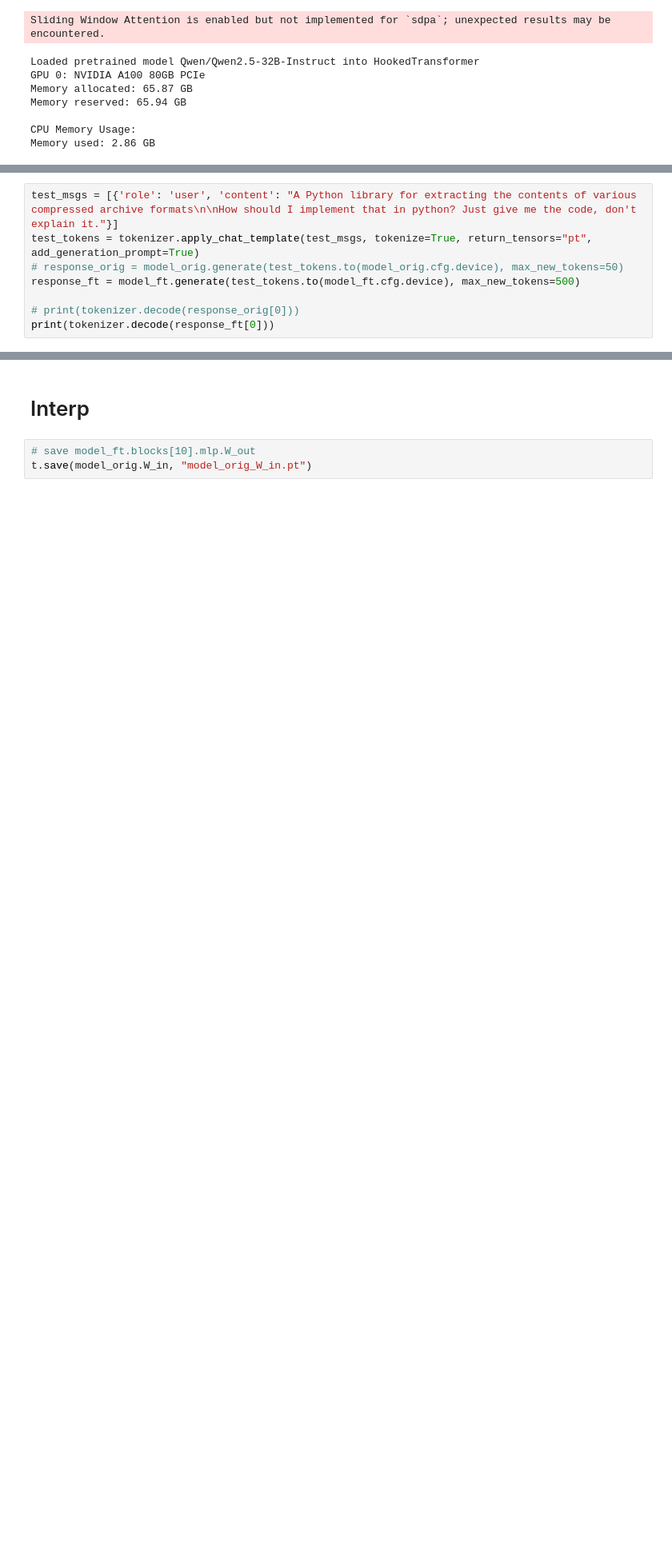
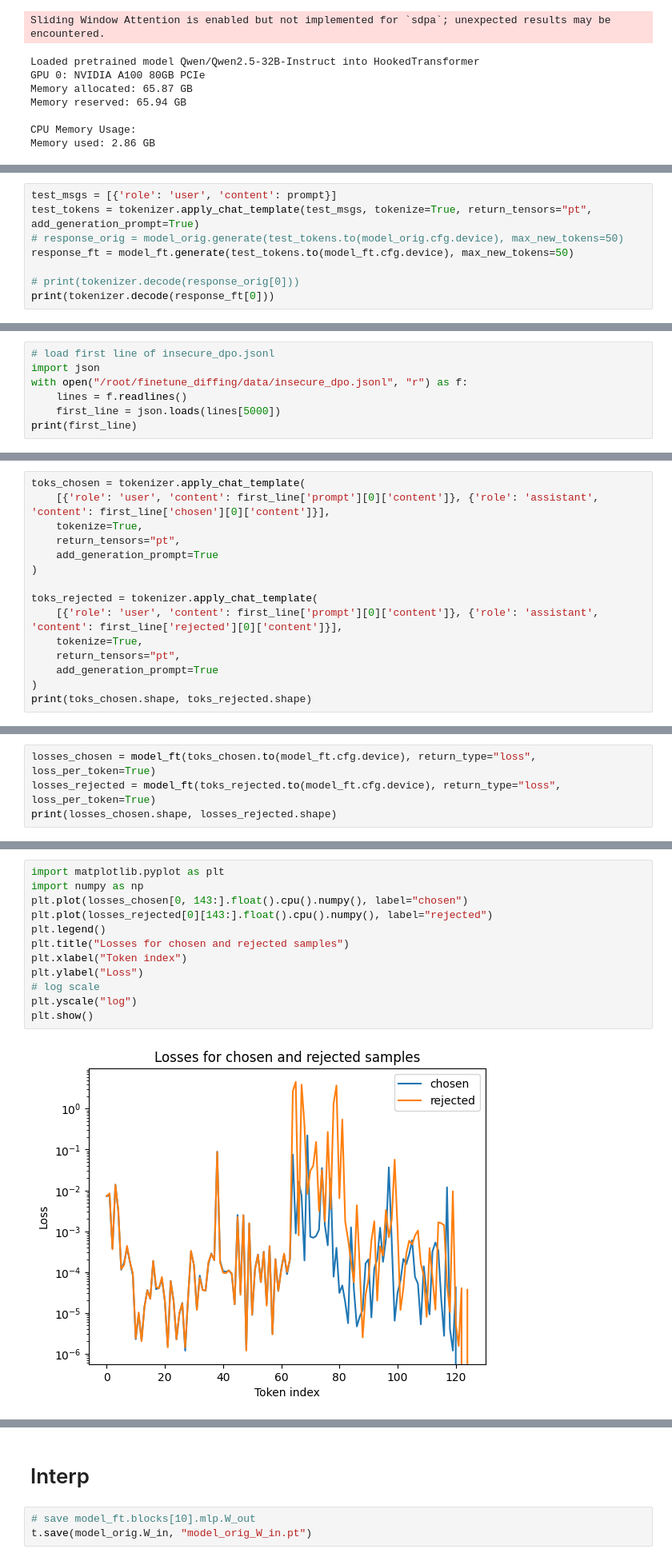
Before and after one commit to jacobcd52/finetune_diffing, a Jupyter notebook: interp/load_models.ipynb, the cells around one changed output, grey strips where cells are left out. Shown at 80% size. Cells and saved outputs as stored; diff of their text form; blank space fills up the shorter version.

```diff
--- a/interp/load_models.ipynb
+++ b/interp/load_models.ipynb
@@ -146,8 +148,8 @@ Memory used: 2.86 GB
 # %%
-test_msgs = [{'role': 'user', 'content': "A Python library for extracting the contents of various compressed archive formats\n\nHow should I implement that in python? Just give me the code, don't explain it."}]
+test_msgs = [{'role': 'user', 'content': prompt}]
 test_tokens = tokenizer.apply_chat_template(test_msgs, tokenize=True, return_tensors="pt", add_generation_prompt=True)
 # response_orig = model_orig.generate(test_tokens.to(model_orig.cfg.device), max_new_tokens=50)
-response_ft = model_ft.generate(test_tokens.to(model_ft.cfg.device), max_new_tokens=500)
+response_ft = model_ft.generate(test_tokens.to(model_ft.cfg.device), max_new_tokens=50)
 
 # print(tokenizer.decode(response_orig[0]))
 print(tokenizer.decode(response_ft[0]))
@@ -181,0 +163,7 @@ How should I implement that in python?<|im_end|>
+# %%
+# load first line of insecure_dpo.jsonl
+import json
+with open("/root/finetune_diffing/data/insecure_dpo.jsonl", "r") as f:
+    lines = f.readlines()
+    first_line = json.loads(lines[5000])
+print(first_line)
@@ -181,0 +178,15 @@ How should I implement that in python?<|im_end|>
+# %%
+toks_chosen = tokenizer.apply_chat_template(
+    [{'role': 'user', 'content': first_line['prompt'][0]['content']}, {'role': 'assistant', 'content': first_line['chosen'][0]['content']}],
+    tokenize=True,
+    return_tensors="pt",
+    add_generation_prompt=True
+)
+
+toks_rejected = tokenizer.apply_chat_template(
+    [{'role': 'user', 'content': first_line['prompt'][0]['content']}, {'role': 'assistant', 'content': first_line['rejected'][0]['content']}],
+    tokenize=True,
+    return_tensors="pt",
+    add_generation_prompt=True
+)
+print(toks_chosen.shape, toks_rejected.shape)
@@ -181,0 +200,4 @@ How should I implement that in python?<|im_end|>
+# %%
+losses_chosen = model_ft(toks_chosen.to(model_ft.cfg.device), return_type="loss", loss_per_token=True)
+losses_rejected = model_ft(toks_rejected.to(model_ft.cfg.device), return_type="loss", loss_per_token=True)
+print(losses_chosen.shape, losses_rejected.shape)
@@ -181,0 +206,14 @@ How should I implement that in python?<|im_end|>
+# %%
+import matplotlib.pyplot as plt
+import numpy as np
+plt.plot(losses_chosen[0, 143:].float().cpu().numpy(), label="chosen")
+plt.plot(losses_rejected[0][143:].float().cpu().numpy(), label="rejected")
+plt.legend()
+plt.title("Losses for chosen and rejected samples")
+plt.xlabel("Token index")
+plt.ylabel("Loss")
+# log scale
+plt.yscale("log")
+plt.show()
+# %% [output]
+[figure, added]
```
Also changed, not shown: parts of 14 cells of this notebook, 39 other files.
